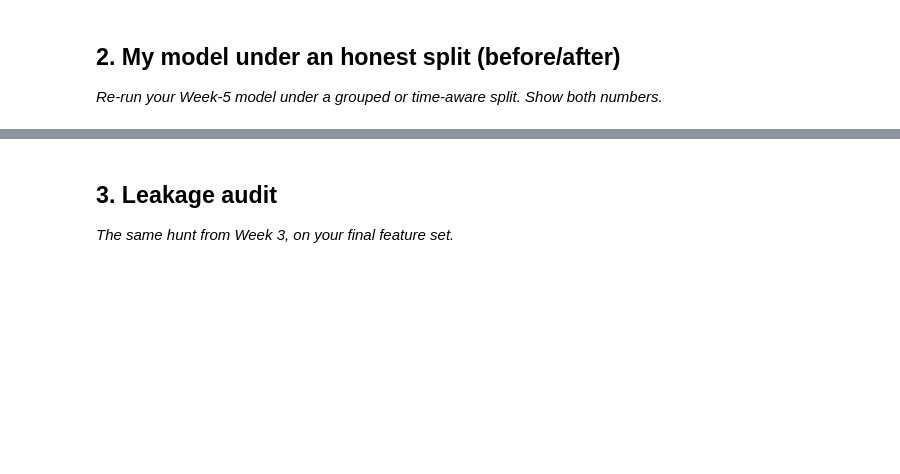
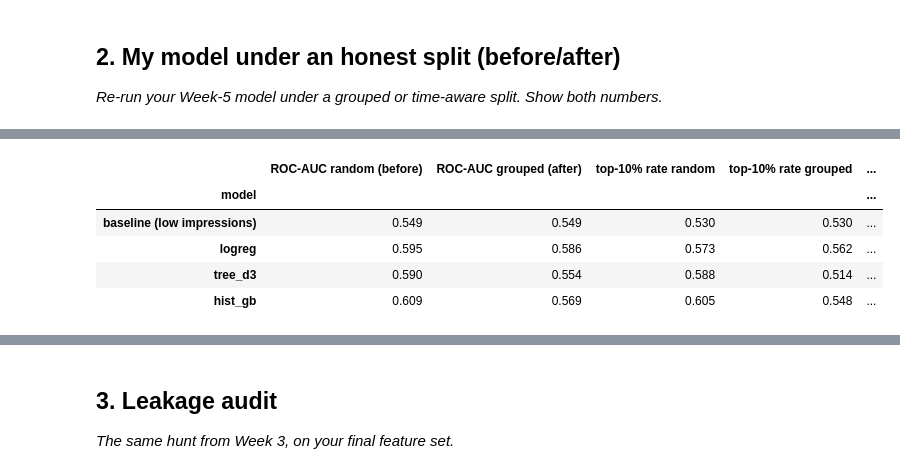
Before and after one commit to Hammad-vibes/FlyRank-Internship, a Jupyter notebook: work/notebooks/w06_validation_audit.ipynb, the cells around one changed output, grey strips where cells are left out. Drawn from its saved outputs; the diff is of its cells as text; code cells hidden in the pictures; blank space fills up the shorter version.

```diff
--- a/work/notebooks/w06_validation_audit.ipynb
+++ b/work/notebooks/w06_validation_audit.ipynb
@@ -22,0 +80,76 @@ This skeleton is yours to fill. Work the sections **in order** — each one has
+# %%
+from sklearn.model_selection import StratifiedKFold, GroupKFold
+from sklearn.linear_model import LogisticRegression
+from sklearn.tree import DecisionTreeClassifier
+from sklearn.ensemble import HistGradientBoostingClassifier
+from sklearn.pipeline import make_pipeline
+from sklearn.preprocessing import StandardScaler, FunctionTransformer
+from sklearn.metrics import roc_auc_score, average_precision_score
+
+GROUP = "client_hash_id"
+y = df["label"].values
+groups = df[GROUP].values
+X = df[FEATURES]
+assert not ({"label", "clicks_h2", "h2_missing"} & set(FEATURES)), "label/future column in FEATURES"
+
+rand_folds  = list(StratifiedKFold(n_splits=5, shuffle=True, random_state=42).split(df, y))   # BEFORE
+group_folds = list(GroupKFold(n_splits=5).split(df, y, groups))                               # AFTER (as Week 5)
+for tr, te in group_folds:
+    assert set(groups[tr]).isdisjoint(groups[te]), "client leaked across train/test"
+
+def shared_share(folds):
+    return np.mean([np.isin(groups[te], groups[tr]).mean() for tr, te in folds])
+print("share of test rows whose client is also in train")
+print("  random  split:", round(shared_share(rand_folds), 3))
+print("  grouped split:", round(shared_share(group_folds), 3))
+
+models = {
+    "logreg": lambda: make_pipeline(FunctionTransformer(np.log1p), StandardScaler(),
+                                    LogisticRegression(max_iter=1000)),
+    "tree_d3": lambda: DecisionTreeClassifier(max_depth=3, min_samples_leaf=200, random_state=42),
+    "hist_gb": lambda: HistGradientBoostingClassifier(max_depth=3, learning_rate=0.05, max_iter=150,
+                                                      min_samples_leaf=100, l2_regularization=1.0,
+                                                      random_state=42),
+}
+BASE = "baseline (low impressions)"
+
+def oof_scores(folds, make_model, Xm=None, yv=None):
+    Xm = X if Xm is None else Xm
+    yv = y if yv is None else yv
+    s = np.zeros(len(Xm))
+    for tr, te in folds:
+        m = make_model().fit(Xm.iloc[tr], yv[tr])
+        s[te] = m.predict_proba(Xm.iloc[te])[:, 1]
+    return s
+
+def top_rate(s, y_, frac=0.10):
+    return y_[s >= np.quantile(s, 1 - frac)].mean()
+
+RAND, GRP = "random (before)", "grouped by client (after)"
+all_scores, rows = {}, []
+for split_name, fl in [(RAND, rand_folds), (GRP, group_folds)]:
+    sc = {BASE: -df["impressions_h1"].values}
+    for name, mk in models.items():
+        sc[name] = oof_scores(fl, mk)
+    all_scores[split_name] = sc
+    for name, s in sc.items():
+        fold_auc = [roc_auc_score(y[te], s[te]) for _, te in fl]
+        rows.append({"split": split_name, "model": name, "ROC-AUC": roc_auc_score(y, s),
+                     "fold std": np.std(fold_auc), "PR-AUC": average_precision_score(y, s),
+                     "top-10% decline rate": top_rate(s, y)})
+res = pd.DataFrame(rows)
+
+def pick(col, split):
+    return res[res.split == split].set_index("model")[col]
+
+compare = pd.DataFrame({
+    "ROC-AUC random (before)":  pick("ROC-AUC", RAND),
+    "ROC-AUC grouped (after)":  pick("ROC-AUC", GRP),
+    "top-10% rate random":      pick("top-10% decline rate", RAND),
+    "top-10% rate grouped":     pick("top-10% decline rate", GRP),
+    "fold std (grouped)":       pick("fold std", GRP),
+})
+compare["ROC-AUC change (after - before)"] = compare["ROC-AUC grouped (after)"] - compare["ROC-AUC random (before)"]
+print("\nall-rows decline rate (dumb guess for PR-AUC and top-10% rate):", round(y.mean(), 3))
+display(compare.round(3))
+# %% [output]
@@ -22,0 +161,6 @@ This skeleton is yours to fill. Work the sections **in order** — each one has
+|  | ROC-AUC random (before) | ROC-AUC grouped (after) | top-10% rate random | top-10% rate grouped | ... |
+| model |  |  |  |  | ... |
+| baseline (low impressions) | 0.549 | 0.549 | 0.530 | 0.530 | ... |
+| logreg | 0.595 | 0.586 | 0.573 | 0.562 | ... |
+| tree_d3 | 0.590 | 0.554 | 0.588 | 0.514 | ... |
+| hist_gb | 0.609 | 0.569 | 0.605 | 0.548 | ... |
```
Also changed, not shown: parts of 17 cells of this notebook.
